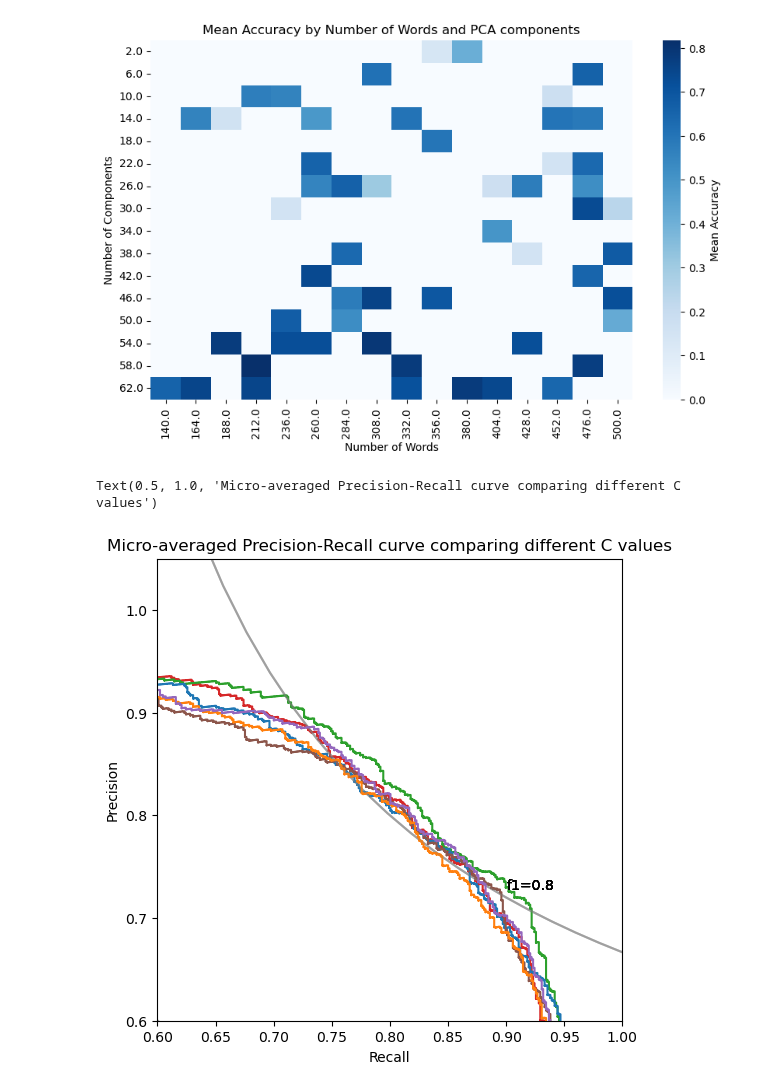
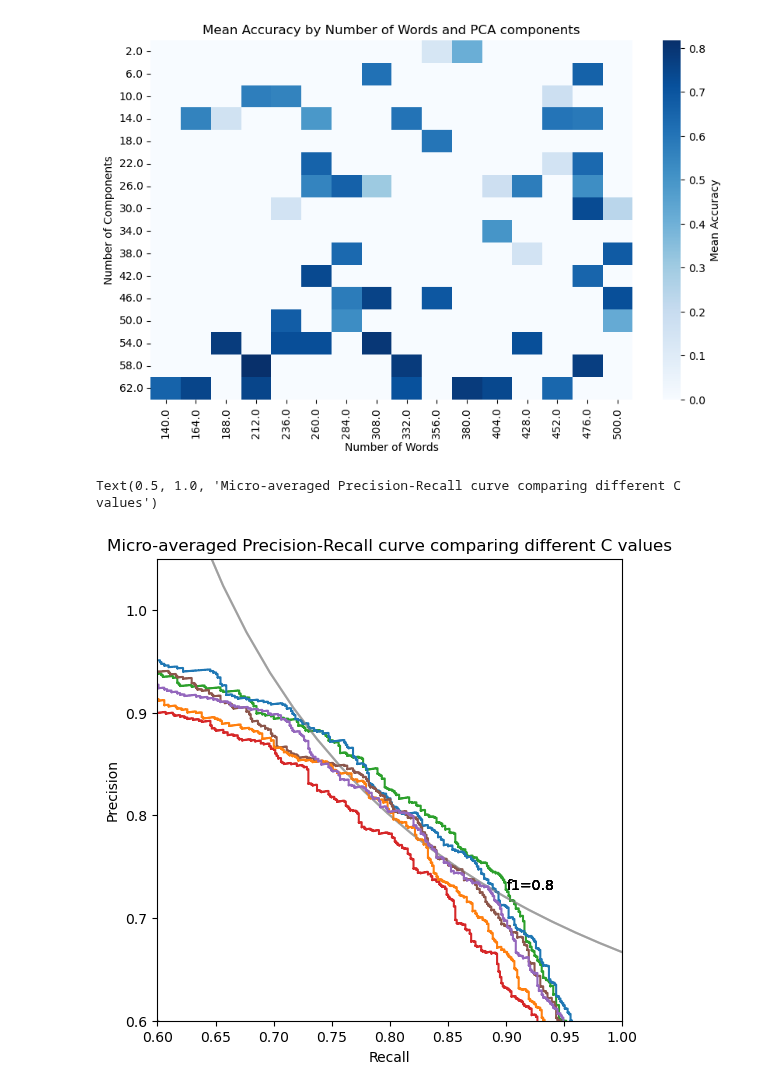
Before and after one commit to MCV-C3/project23-24-08, a Jupyter notebook: Task1/BagofVisualWords.ipynb, the cells around one changed output. Saved outputs shown, nothing was run; the diff lists cells and outputs as text; code cells hidden in the pictures.

Commit message:
last visualization

```diff
--- a/Task1/BagofVisualWords.ipynb
+++ b/Task1/BagofVisualWords.ipynb
@@ -673,27 +672,27 @@ plt.show()
 
 config = {
     'descriptor': 'dense_sift',
-    'step_size': 12,
-    'n_words': 314,
+    'step_size': 4,
+    'n_words': 223,
     "n_features": 1024,
     'n_neigh': None,
     'metric': None,
     'n_folds': None,
-    'n_components': 54,
+    'n_components': 59,
     'level_pyramid': 1,
     'C':0.01,
     'degree_pol': 1,
-    'kernel': 'precomputed',
-    'classifier': 'svm',
+    'kernel': None,
+    'classifier': 'logistic',
     'fisher': False,
-    'scaler': False,
+    'scaler': True,
 }
 
 all_predictions, all_y_scores = [], []
-kernel_values = ['precomputed', 'rbf', 'linear', 'poly']
-# c_values = [0.001, 0.01, 0.1, 1, 10, 100]
-for x in kernel_values:
-    config['kernel'] = x
+# kernel_values = ['precomputed', 'rbf', 'linear', 'poly']
+c_values = [0.001, 0.01, 0.1, 1, 10, 100]
+for x in c_values:
+    config['C'] = x
     bovw = BoVW(config, preload_features=True)
     bovw.fit()
     predictions, y_score = bovw.predict()
@@ -720,36 +719,36 @@ for j, (predictions, y_score) in enumerate(zip(all_predictions, all_y_scores)):
     precision_dict["micro"], recall_dict["micro"], _ = precision_recall_curve(
         y_onehot_test.ravel(), y_score.ravel()
     )
     average_precision_dict["micro"] = average_precision_score(y_onehot_test, y_score, average="micro")
 
     f_scores = np.linspace(0.2, 0.8, num=4)
     lines, labels = [], []
     for f_score in f_scores:
         x = np.linspace(0.01, 1)
         y = f_score * x / (2 * x - f_score)
         (l,) = plt.plot(x[y >= 0], y[y >= 0], color="gray", alpha=0.2)
         plt.annotate("f1={0:0.1f}".format(f_score), xy=(0.9, y[45] + 0.02))
 
     display = PrecisionRecallDisplay(
         recall=recall_dict["micro"],
         precision=precision_dict["micro"],
         average_precision=average_precision_dict["micro"],
         prevalence_pos_label=Counter(y_onehot_test.ravel())[1] / y_onehot_test.size,
     )
-    display.plot(ax=ax, name=f"Micro-average for C={kernel_values[j]}", plot_chance_level=True if j == len(all_predictions)-1 else False, color=colors[j])
+    display.plot(ax=ax, name=f"Micro-average for C={c_values[j]}", plot_chance_level=True if j == len(all_predictions)-1 else False, color=colors[j])
 
 
 # add the legend for the iso-f1 curves
 handles, labels = display.ax_.get_legend_handles_labels()
 handles.extend([l])
 labels.extend(["iso-f1 curves"])
 # set the legend and the axes
-ax.set_xlim([0.0, 1.0])
-ax.set_ylim([0.0, 1.05])
-ax.legend(handles=handles, labels=labels, loc="upper right")
+ax.set_xlim([0.6, 1.0])
+ax.set_ylim([0.6, 1.05])
+# ax.legend(handles=handles, labels=labels, loc="best")
 # disable legend if you want to make a zoom
-# ax.legend_.remove()
+ax.legend_.remove()
 ax.set_title("Micro-averaged Precision-Recall curve comparing different C values")
 # %% [output]
 Text(0.5, 1.0, 'Micro-averaged Precision-Recall curve comparing different C values')
-[figure, old version]
+[figure, new version]
```
Also changed, not shown: parts of 2 cells of this notebook.
